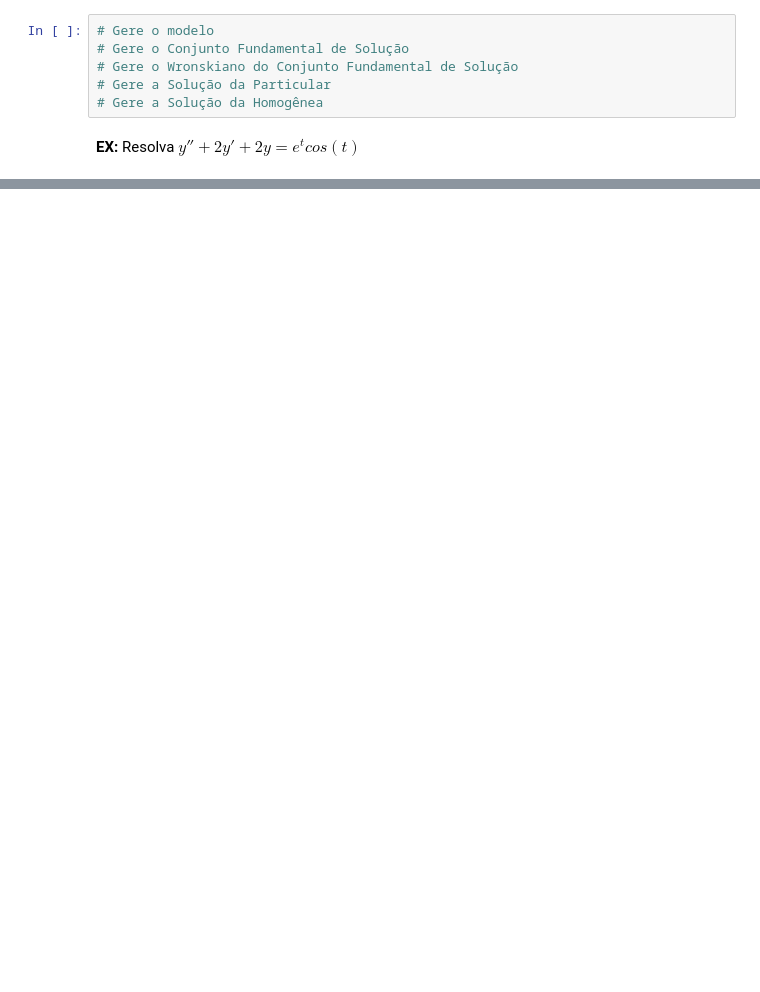
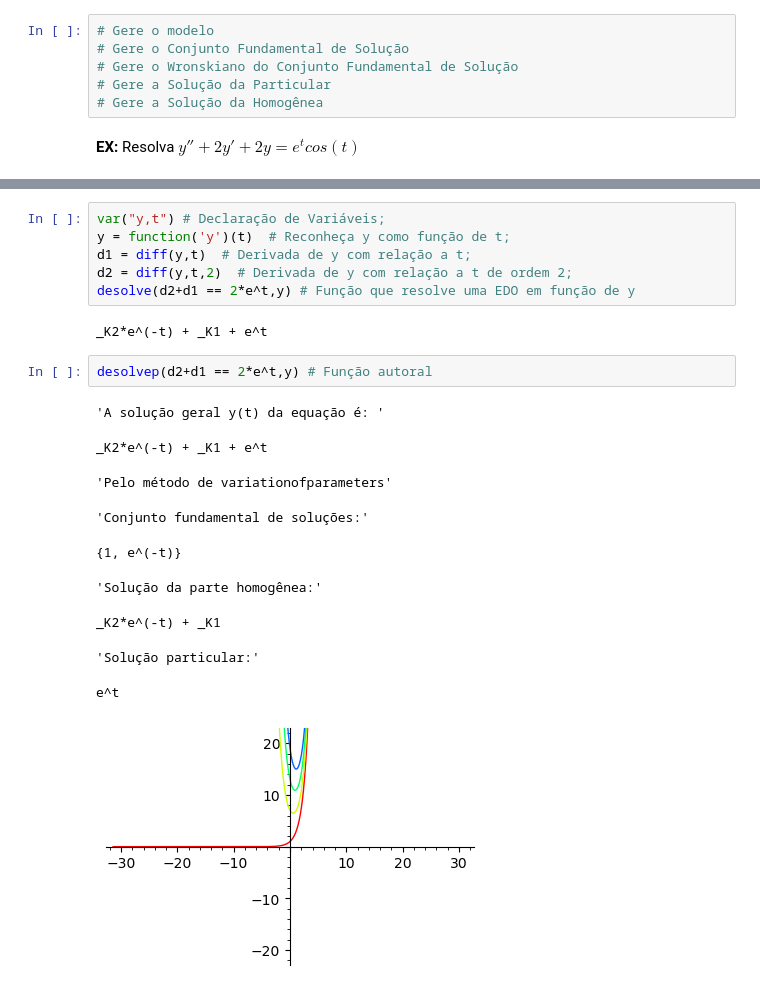
Before and after one commit to Gabriel5Romao/topicos_matematicos, a Jupyter notebook: equacoes_diferenciais_sage.ipynb, the cells around one changed output, grey strips where cells are left out. Saved outputs shown, nothing was run; the diff lists cells and outputs as text; blank space fills up the shorter version.

```diff
--- a/equacoes_diferenciais_sage.ipynb
+++ b/equacoes_diferenciais_sage.ipynb
@@ -281,0 +282,21 @@ desolvep(d2+2*d1+2*y==e^(t)*cos(t),y)
+# %%
+var("y,t") # Declaração de Variáveis;
+y = function('y')(t)  # Reconheça y como função de t;
+d1 = diff(y,t)  # Derivada de y com relação a t;
+d2 = diff(y,t,2)  # Derivada de y com relação a t de ordem 2;
+desolve(d2+d1 == 2*e^t,y) # Função que resolve uma EDO em função de y
+# %% [output]
+_K2*e^(-t) + _K1 + e^t
+# %%
+desolvep(d2+d1 == 2*e^t,y) # Função autoral
+# %% [output]
+'A solução geral y(t) da equação é: '
+_K2*e^(-t) + _K1 + e^t
+'Pelo método de variationofparameters'
+'Conjunto fundamental de soluções:'
+{1, e^(-t)}
+'Solução da parte homogênea:'
+_K2*e^(-t) + _K1
+'Solução particular:'
+e^t
+[figure, added]
```
Also changed, not shown: parts of 11 cells of this notebook.
